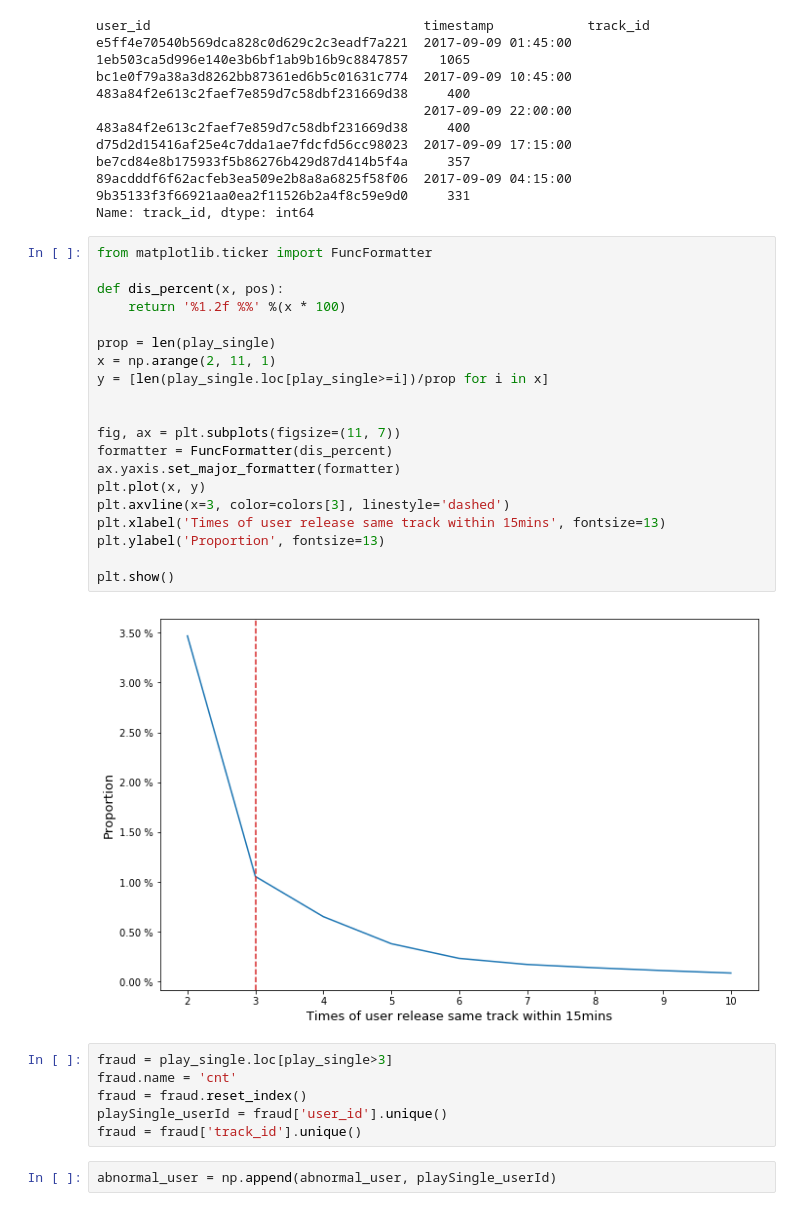
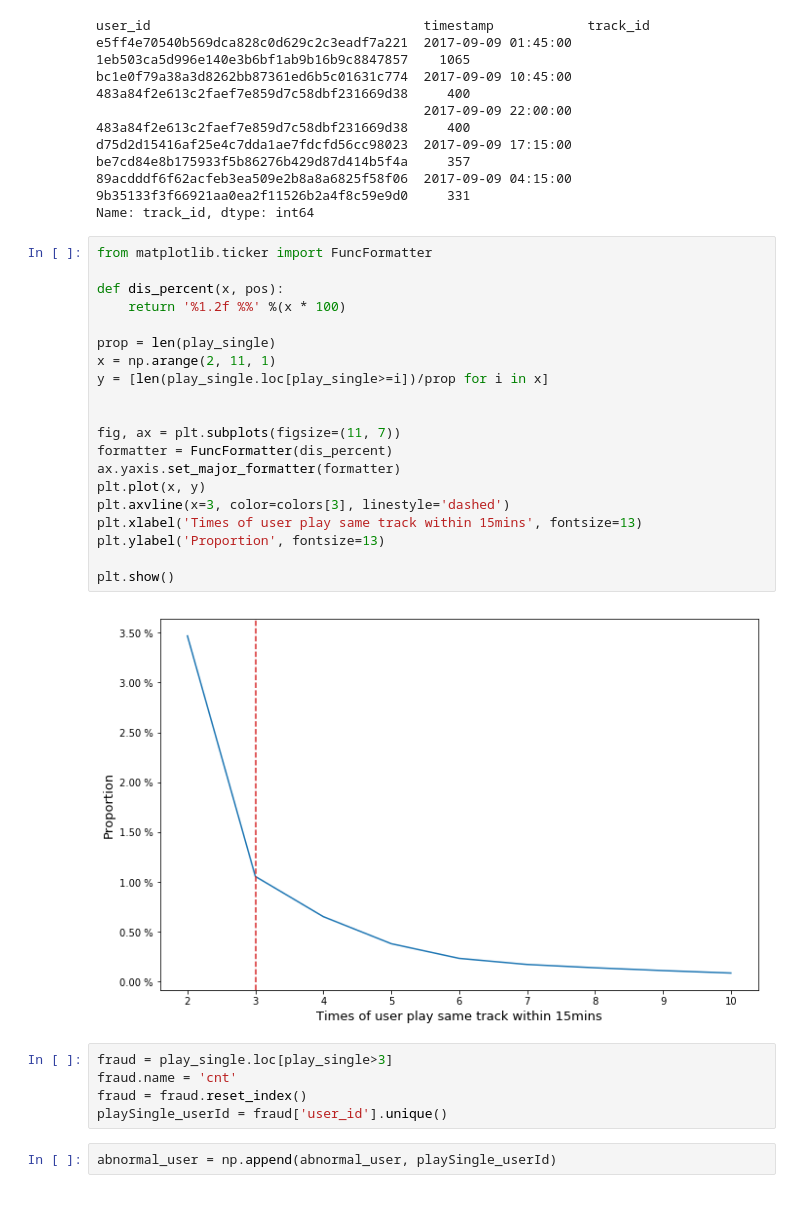
Before and after one commit to Trudie/Streaming_Fault_Detection, a Jupyter notebook: EDA.ipynb, the cells around one changed output. Drawn from its saved outputs; the diff is of its cells as text.

```diff
--- a/EDA.ipynb
+++ b/EDA.ipynb
@@ -154,31 +155,30 @@ Name: track_id, dtype: int64
 # %%
 from matplotlib.ticker import FuncFormatter
 
 def dis_percent(x, pos):
     return '%1.2f %%' %(x * 100)
 
 prop = len(play_single)
 x = np.arange(2, 11, 1)
 y = [len(play_single.loc[play_single>=i])/prop for i in x]
 
 
 fig, ax = plt.subplots(figsize=(11, 7))
 formatter = FuncFormatter(dis_percent)
 ax.yaxis.set_major_formatter(formatter)
 plt.plot(x, y)
 plt.axvline(x=3, color=colors[3], linestyle='dashed')
-plt.xlabel('Times of user release same track within 15mins', fontsize=13)
+plt.xlabel('Times of user play same track within 15mins', fontsize=13)
 plt.ylabel('Proportion', fontsize=13)
 
 plt.show()
 # %% [output]
-[figure, old version]
+[figure, new version]
 # %%
 fraud = play_single.loc[play_single>3]
 fraud.name = 'cnt'
 fraud = fraud.reset_index()
 playSingle_userId = fraud['user_id'].unique()
-fraud = fraud['track_id'].unique()
 # %%
 abnormal_user = np.append(abnormal_user, playSingle_userId)
 # %%
```
Also changed, not shown: parts of 4 cells of this notebook, 2 other files.
